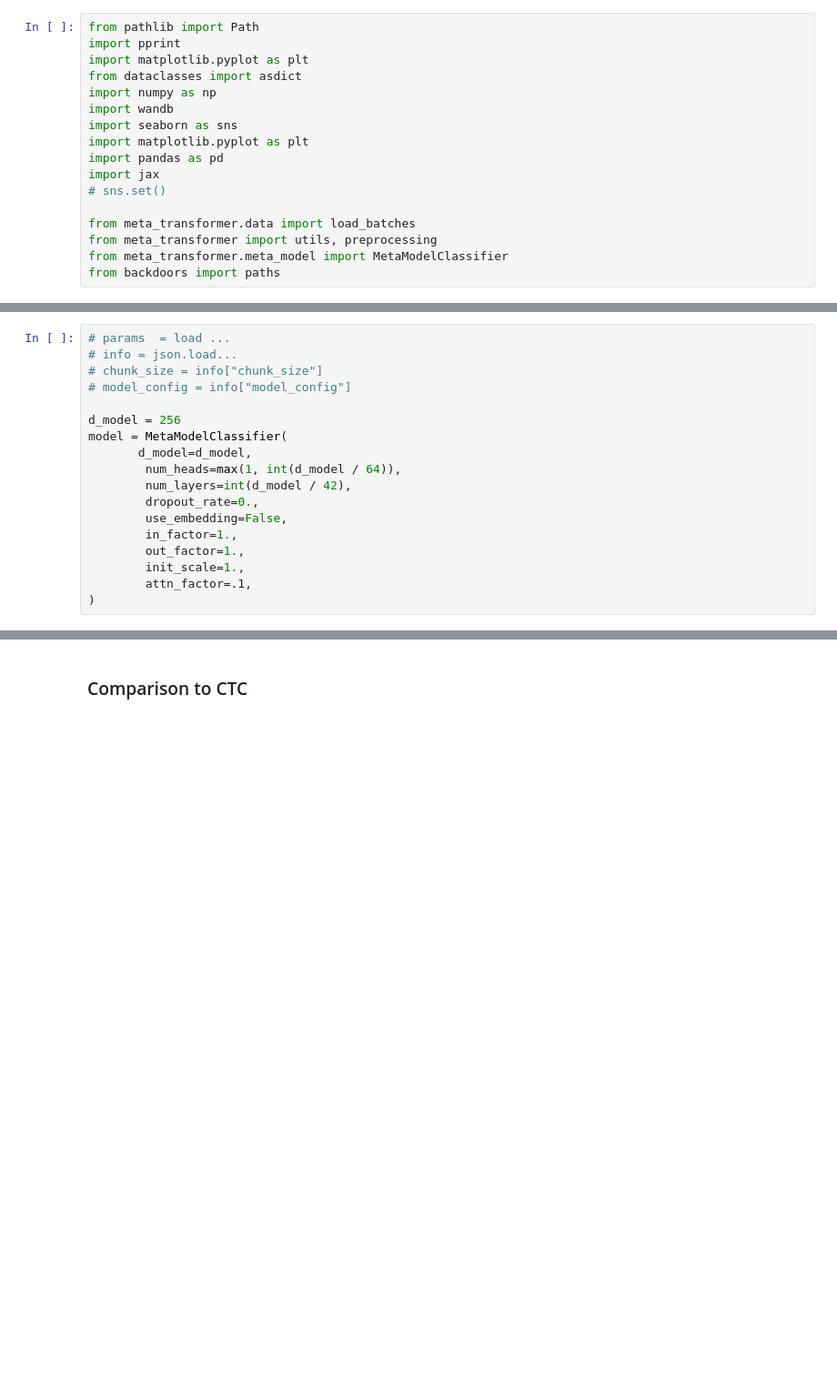
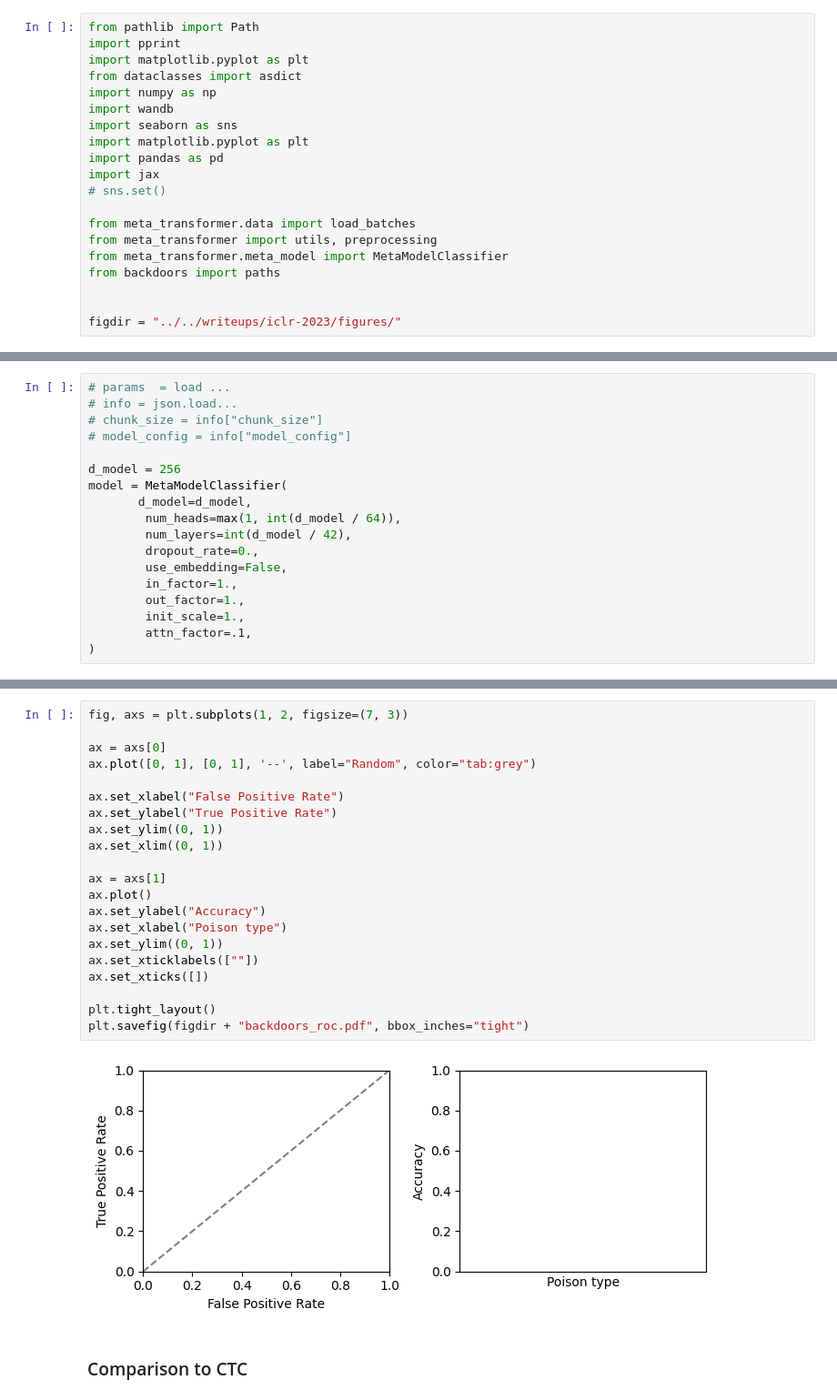
Before and after one commit to langosco/meta-transformer, a Jupyter notebook: notebooks/paper-plots.ipynb, the cells around one changed output, grey strips where cells are left out. Shown: that part at 91% size. Drawn from its saved outputs; the diff is of its cells as text; blank space fills up the shorter version.

```diff
--- a/notebooks/paper-plots.ipynb
+++ b/notebooks/paper-plots.ipynb
@@ -15,6 +15,9 @@ from meta_transformer.data import load_batches
 from meta_transformer import utils, preprocessing
 from meta_transformer.meta_model import MetaModelClassifier
 from backdoors import paths
+
+
+figdir = "../../writeups/iclr-2023/figures/"
 # %% [markdown]
 ### Detecting backdoors
 # %%
@@ -73,3 +78,26 @@ plt.ylabel("True Positive Rate")
+# %%
+fig, axs = plt.subplots(1, 2, figsize=(7, 3))
+
+ax = axs[0]
+ax.plot([0, 1], [0, 1], '--', label="Random", color="tab:grey")
+
+ax.set_xlabel("False Positive Rate")
+ax.set_ylabel("True Positive Rate")
+ax.set_ylim((0, 1))
+ax.set_xlim((0, 1))
+
+ax = axs[1]
+ax.plot()
+ax.set_ylabel("Accuracy")
+ax.set_xlabel("Poison type")
+ax.set_ylim((0, 1))
+ax.set_xticklabels([""])
+ax.set_xticks([])
+
+plt.tight_layout()
+plt.savefig(figdir + "backdoors_roc.pdf", bbox_inches="tight")
+# %% [output]
+[figure, added]
 # %% [markdown]
 ### Comparison to CTC
 # %%
```
Also changed, not shown: parts of 1 cell of this notebook, 4 other files.
